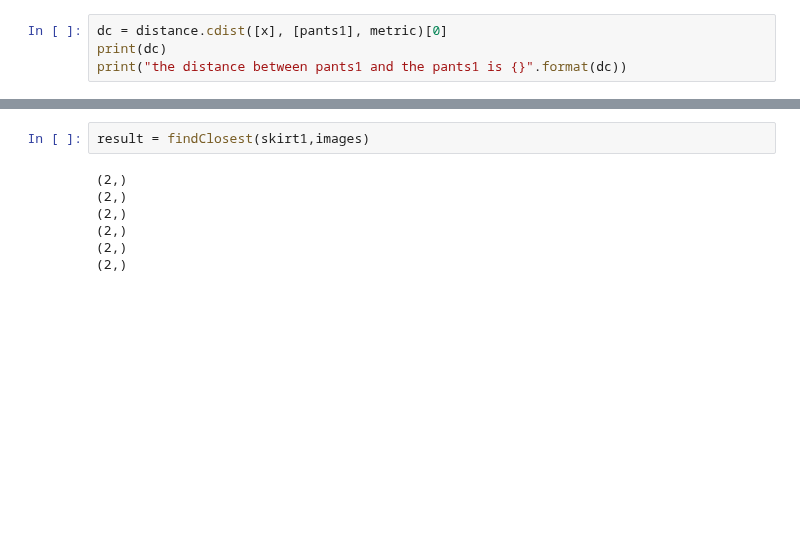
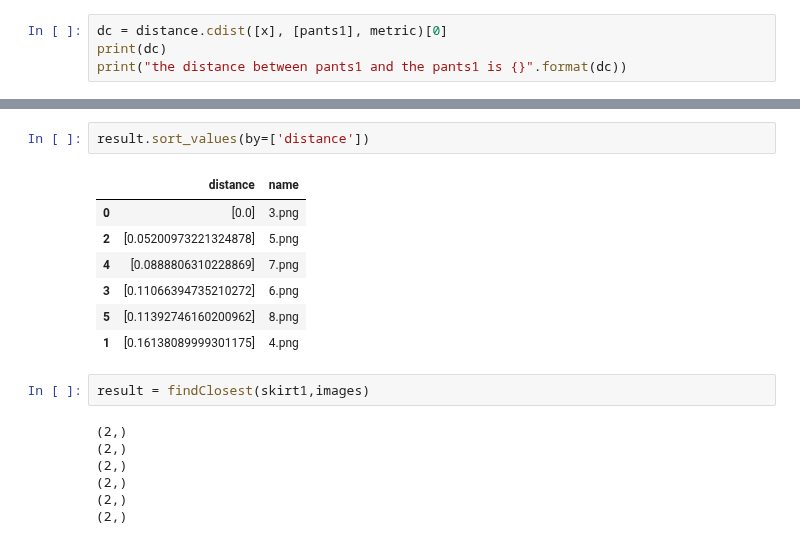
Before and after one commit to artzaza7/ITM_project65_4, a Jupyter notebook: Model/ITM.ipynb, the cells around one changed output, grey strips where cells are left out. Saved outputs shown, nothing was run; the diff lists cells and outputs as text; blank space fills up the shorter version.

```diff
--- a/Model/ITM.ipynb
+++ b/Model/ITM.ipynb
@@ -141,3 +365,13 @@ result = findClosest(x,images)
+# %%
+result.sort_values(by=['distance'])
+# %% [output]
+|  | distance | name |
+| 0 | [0.0] | 3.png |
+| 2 | [0.05200973221324878] | 5.png |
+| 4 | [0.0888806310228869] | 7.png |
+| 3 | [0.11066394735210272] | 6.png |
+| 5 | [0.11392746160200962] | 8.png |
+| 1 | [0.16138089999301175] | 4.png |
 # %%
 result = findClosest(skirt1,images)
 # %% [output]
```
Also changed, not shown: parts of 27 cells of this notebook, 2 other files.
